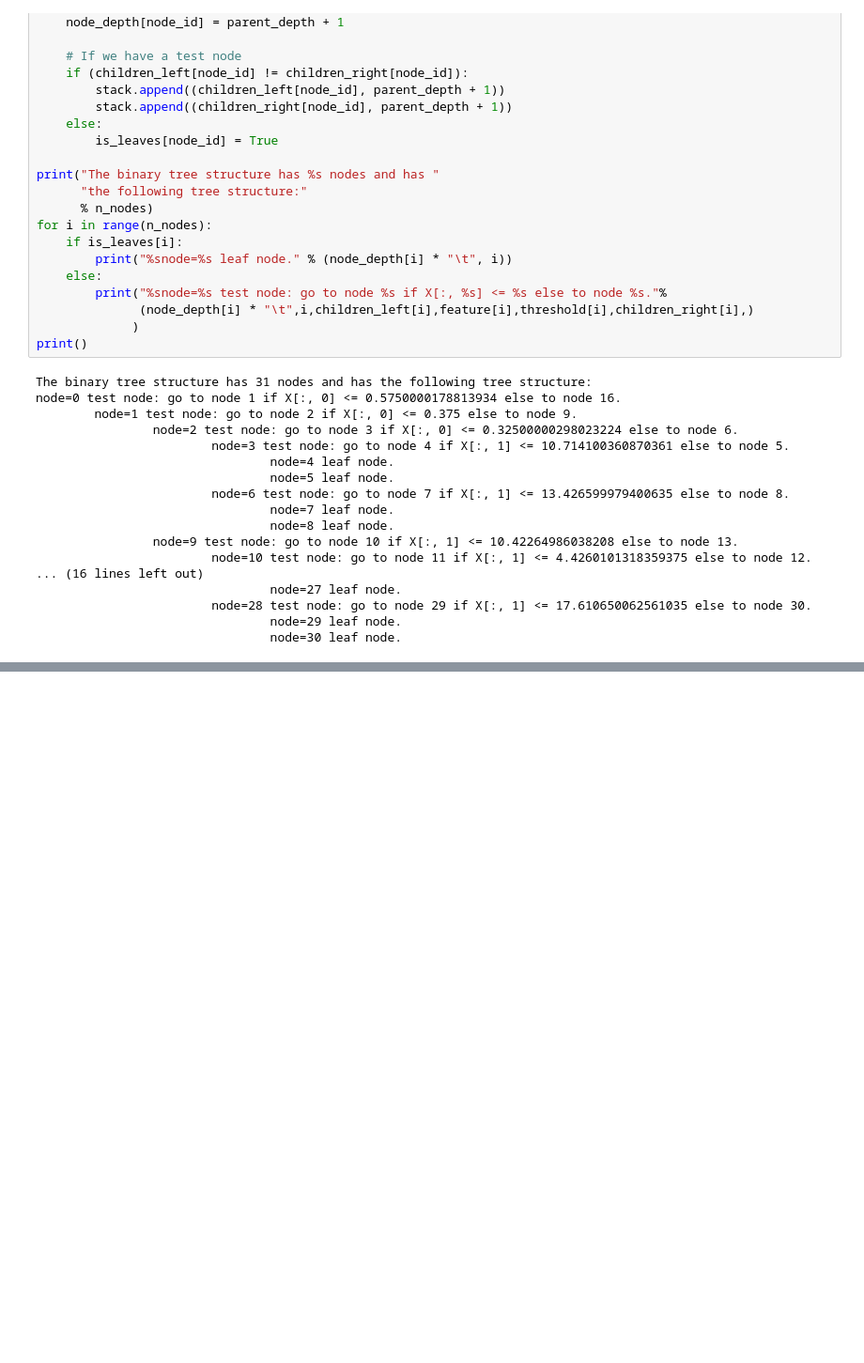
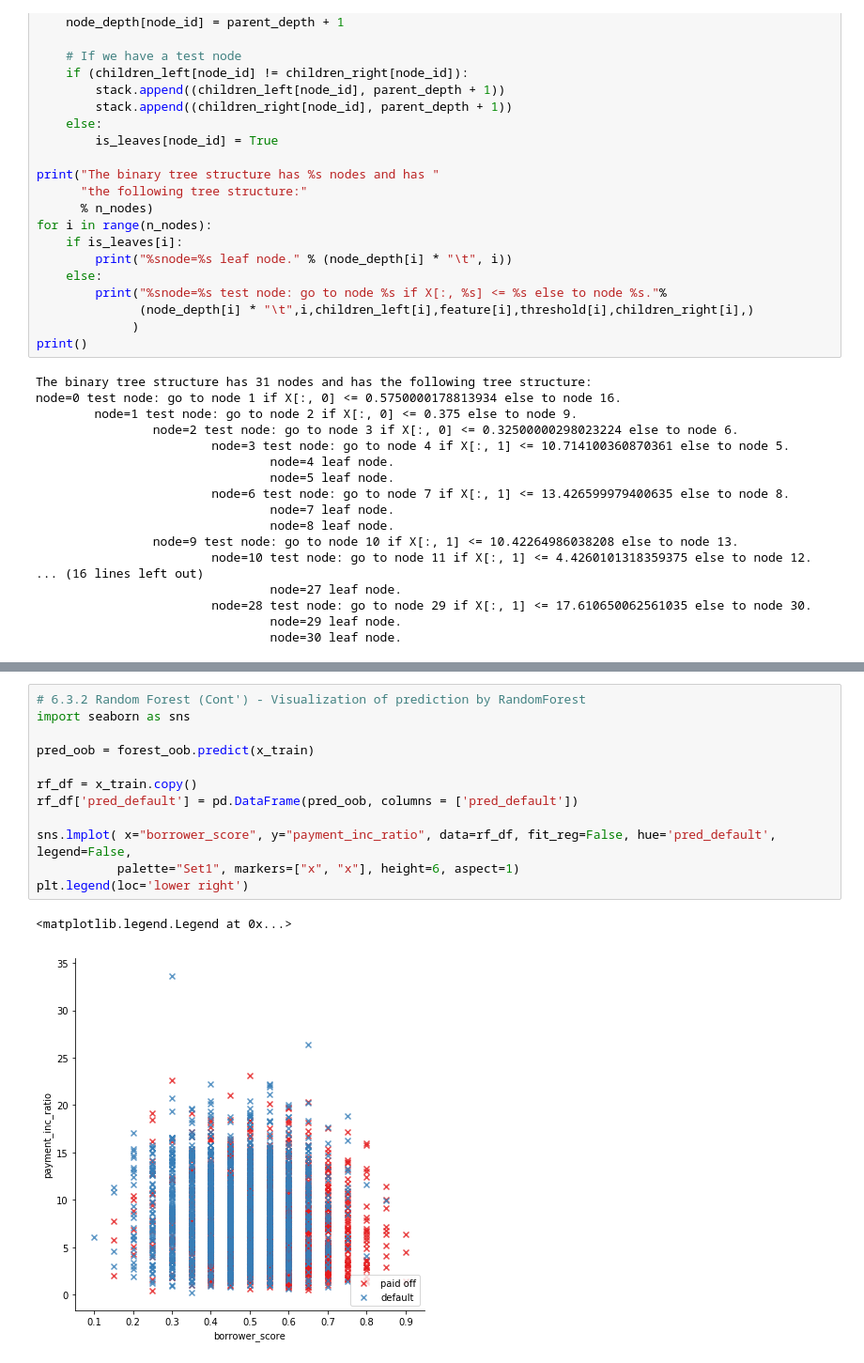
Before and after one commit to vanang/statistics-for-data-scientists-python, a Jupyter notebook: Notebooks/Chapter_6.ipynb, the cells around one changed output, grey strips where cells are left out. Shown at 94% size. Cells and saved outputs as stored; diff of their text form; blank space fills up the shorter version.

```diff
--- a/Notebooks/Chapter_6.ipynb
+++ b/Notebooks/Chapter_6.ipynb
@@ -353,0 +415,15 @@ node=0 test node: go to node 1 if X[:, 0] <= 0.5750000178813934 else to node 16.
+# %%
+# 6.3.2 Random Forest (Cont') - Visualization of prediction by RandomForest
+import seaborn as sns
+
+pred_oob = forest_oob.predict(x_train)
+
+rf_df = x_train.copy()
+rf_df['pred_default'] = pd.DataFrame(pred_oob, columns = ['pred_default'])
+
+sns.lmplot( x="borrower_score", y="payment_inc_ratio", data=rf_df, fit_reg=False, hue='pred_default', legend=False,
+           palette="Set1", markers=["x", "x"], height=6, aspect=1)
+plt.legend(loc='lower right')
+# %% [output]
+<matplotlib.legend.Legend at 0x...>
+[figure, added]
```
Also changed, not shown: parts of 6 cells of this notebook.
